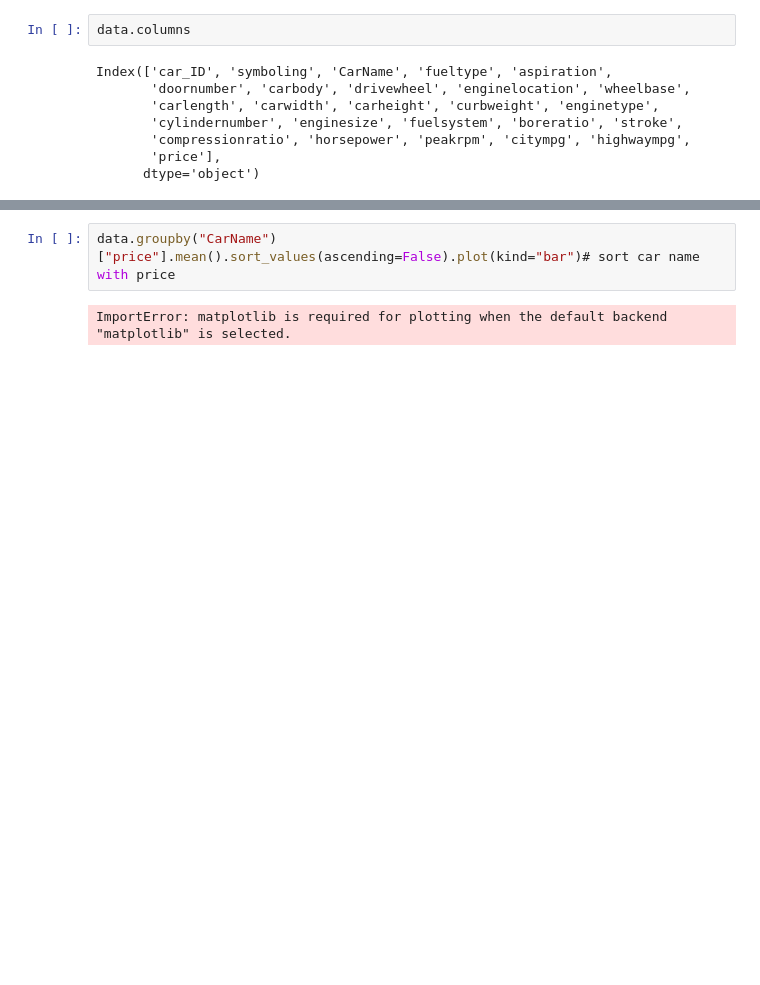
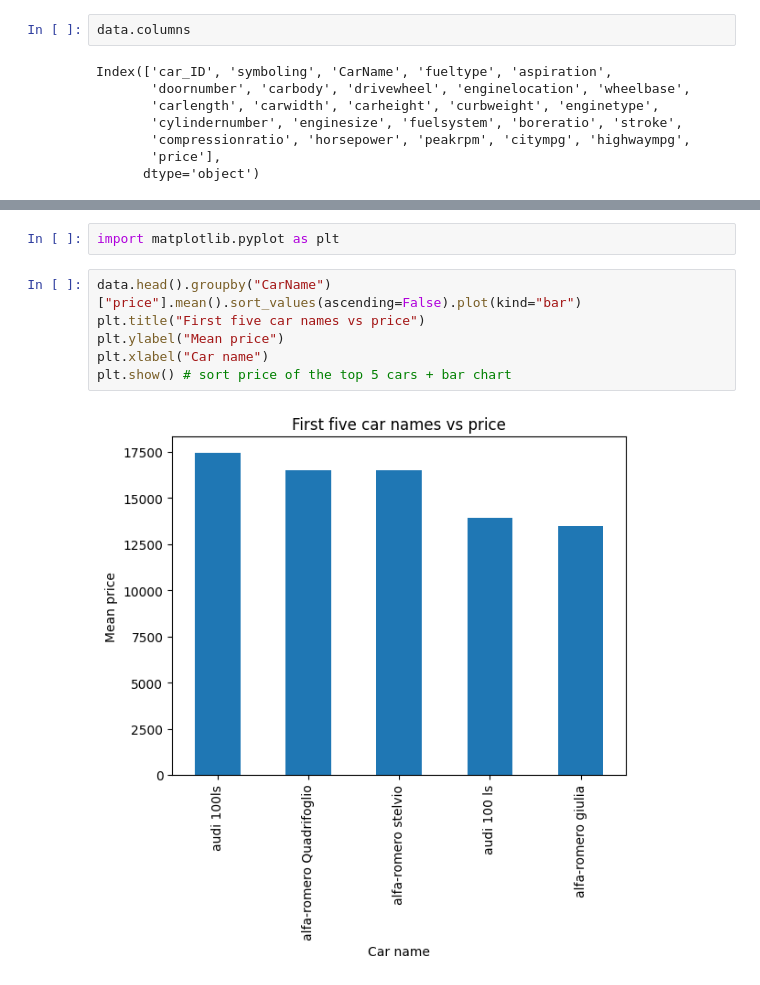
Before and after one commit to KALalev18/ML-Car-Price-Predictor, a Jupyter notebook: Notebook.ipynb, the cells around one changed output, grey strips where cells are left out. Saved outputs shown, nothing was run; the diff lists cells and outputs as text; blank space fills up the shorter version.

```diff
--- a/Notebook.ipynb
+++ b/Notebook.ipynb
@@ -135,4 +145,10 @@ Index(['car_ID', 'symboling', 'CarName', 'fueltype', 'aspiration',
+# %%
+import matplotlib.pyplot as plt
 # %%
-data.groupby("CarName")["price"].mean().sort_values(ascending=False).plot(kind="bar")# sort car name with price
+data.head().groupby("CarName")["price"].mean().sort_values(ascending=False).plot(kind="bar")
+plt.title("First five car names vs price")
+plt.ylabel("Mean price")
+plt.xlabel("Car name")
+plt.show() # sort price of the top 5 cars + bar chart
 # %% [output]
-ImportError: matplotlib is required for plotting when the default backend "matplotlib" is selected.
+[figure, added]
```
Also changed, not shown: parts of 6 cells of this notebook.
